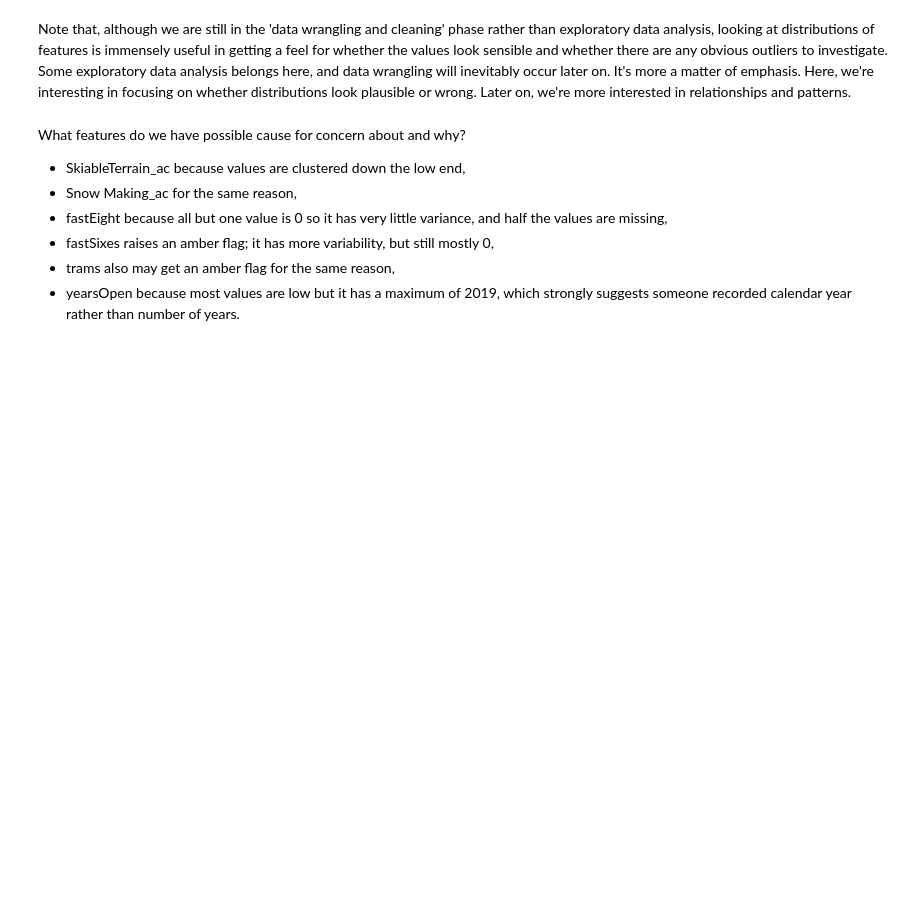
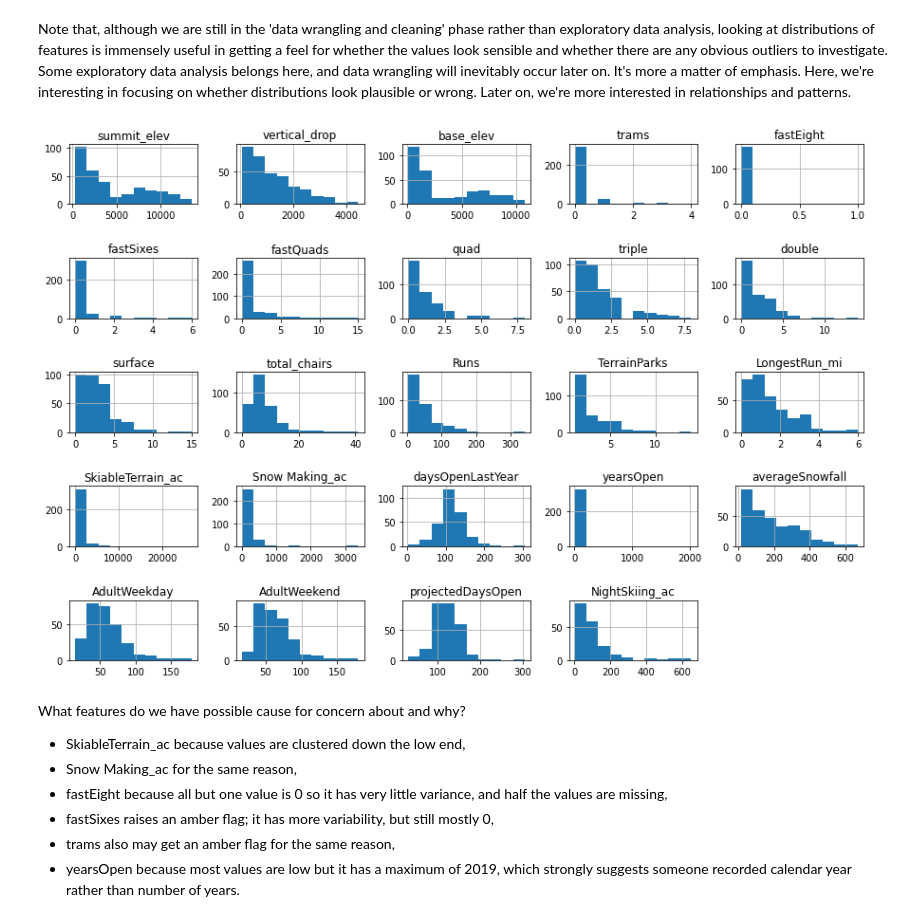
Before and after one commit to anithabp/DataScienceGuidedCapstone, a Jupyter notebook: Notebooks/02_data_wrangling.ipynb, the cells around one changed output. Cells and saved outputs as stored; diff of their text form; code cells hidden in the pictures; blank space fills up the shorter version.

```diff
--- a/Notebooks/02_data_wrangling.ipynb
+++ b/Notebooks/02_data_wrangling.ipynb
@@ -523,12 +530,14 @@ Note that, although we are still in the 'data wrangling and cleaning' phase rath
 # %%
 #Code task 18#
 #Call ski_data's `hist` method to plot histograms of each of the numeric features
 #Try passing it an argument figsize=(15,10)
 #Try calling plt.subplots_adjust() with an argument hspace=0.5 to adjust the spacing
 #It's important you create legible and easy-to-read plots
-ski_data.___(___)
-#plt.subplots_adjust(hspace=___);
+ski_data.hist(figsize=(15, 10))
+plt.subplots_adjust(hspace=0.9);
 #Hint: notice how the terminating ';' "swallows" some messy output and leads to a tidier notebook
+# %% [output]
+[figure, added]
 # %% [markdown]
 What features do we have possible cause for concern about and why?
 
```
Also changed, not shown: parts of 31 cells of this notebook.
